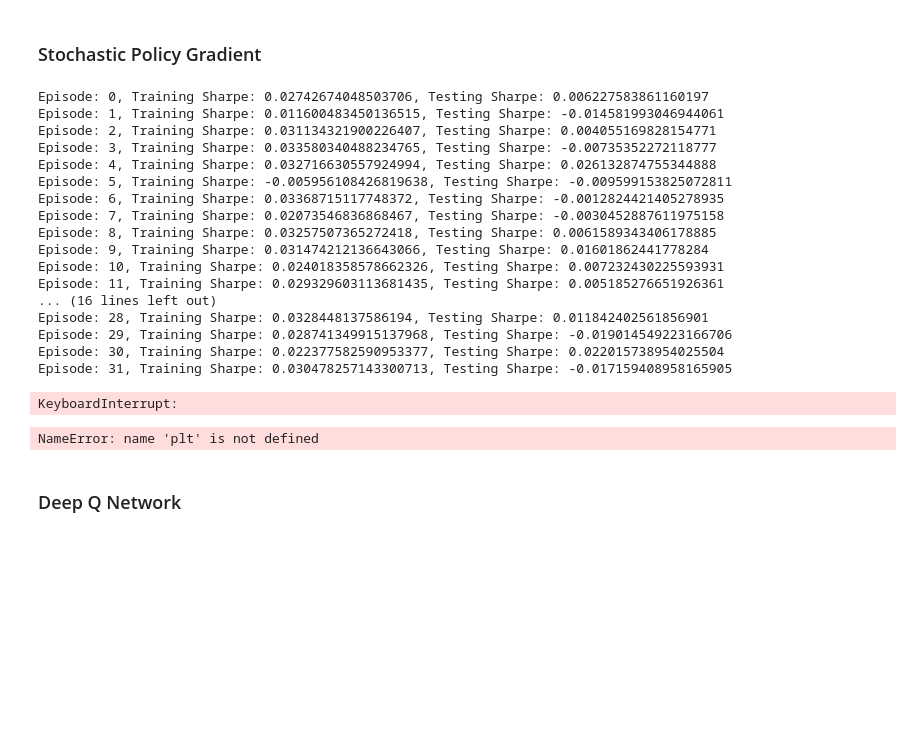
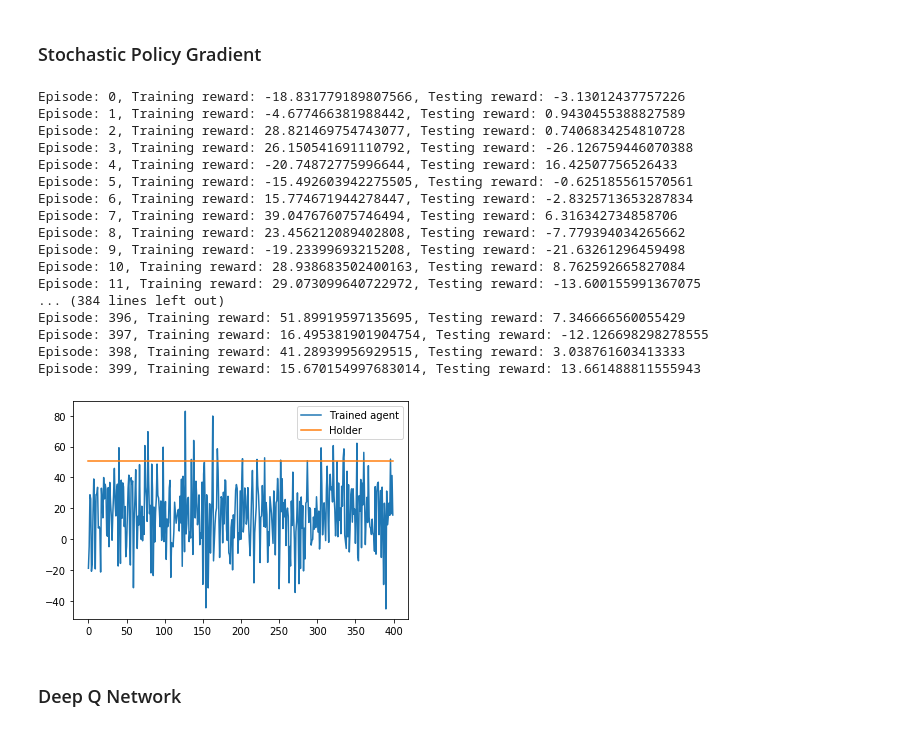
Before and after one commit to joshualee155/ml-stock-prediction, a Jupyter notebook: agent_training.ipynb, the cells around one changed output. Cells and saved outputs as stored; diff of their text form; code cells hidden in the pictures; blank space fills up the shorter version.

```diff
--- a/agent_training.ipynb
+++ b/agent_training.ipynb
@@ -54,4 +54,4 @@ while(True):
     total_reward += reward
     if done:
         break
-holder_reward = np.full(NUM_EP, total_reward)
+print(total_reward)
@@ -57,0 +62,11 @@ holder_reward = np.full(NUM_EP, total_reward)
+# %%
+state = env_trading.reset(date=date)
+total_reward = 0
+
+while(True):
+    action = 0.5 #Holder agent
+    state, reward, done, _ = env_trading.step(action)
+    total_reward += reward
+    if done:
+        break
+print(total_reward)
@@ -62,9 +79,9 @@ state = env_trading.reset(date=date)
 total_reward = 0
 
 while(True):
-    action = env_trading.action_space.sample()
+    action = env_trading.action_space.sample()[0]
     state, reward, done, _ = env_trading.step(action)
     total_reward += reward
     if done:
         break
-random_reward = np.full(NUM_EP, total_reward)
+print(total_reward)
@@ -115,7 +134,7 @@ for i in range( NUM_EP ):
     total_reward_test = 0
 
     while( True ):
-        action, _ = agentSPG.act([state_test])
+        action = agentSPG.act(state_test)
 #         print(action)
         state_test, reward_test, done_test, _ = env_trading.step(action)
         rewards_test.append(reward_test)
@@ -125,25 +144,24 @@ for i in range( NUM_EP ):
         if done_test:
             rewards_test.append(total_reward_test)
             portfolio.append(env_trading.portfolio_value)
-#             print("Episode: {}, Training reward: {}, Testing reward: {}".format(i, total_reward, total_reward_test))
-            print("Episode: {}, Training Sharpe: {}, Testing Sharpe: {}".format(i, calc_sharpe(rewards), calc_sharpe(rewards_test)))
+            print("Episode: {}, Training reward: {}, Testing reward: {}".format(i, total_reward, total_reward_test))
+#             print("Episode: {}, Training Sharpe: {}, Testing Sharpe: {}".format(i, calc_sharpe(rewards), calc_sharpe(rewards_test)))
             break
 # %% [output]
-Episode: 0, Training Sharpe: 0.02742674048503706, Testing Sharpe: 0.006227583861160197
-Episode: 1, Training Sharpe: 0.011600483450136515, Testing Sharpe: -0.014581993046944061
-Episode: 2, Training Sharpe: 0.031134321900226407, Testing Sharpe: 0.004055169828154771
-Episode: 3, Training Sharpe: 0.033580340488234765, Testing Sharpe: -0.00735352272118777
-Episode: 4, Training Sharpe: 0.032716630557924994, Testing Sharpe: 0.026132874755344888
-Episode: 5, Training Sharpe: -0.005956108426819638, Testing Sharpe: -0.009599153825072811
-Episode: 6, Training Sharpe: 0.03368715117748372, Testing Sharpe: -0.0012824421405278935
-Episode: 7, Training Sharpe: 0.02073546836868467, Testing Sharpe: -0.0030452887611975158
-Episode: 8, Training Sharpe: 0.03257507365272418, Testing Sharpe: 0.0061589343406178885
-Episode: 9, Training Sharpe: 0.031474212136643066, Testing Sharpe: 0.01601862441778284
-Episode: 10, Training Sharpe: 0.024018358578662326, Testing Sharpe: 0.007232430225593931
-Episode: 11, Training Sharpe: 0.029329603113681435, Testing Sharpe: 0.005185276651926361
-... (16 lines left out)
-Episode: 28, Training Sharpe: 0.0328448137586194, Testing Sharpe: 0.011842402561856901
-Episode: 29, Training Sharpe: 0.028741349915137968, Testing Sharpe: -0.019014549223166706
-Episode: 30, Training Sharpe: 0.022377582590953377, Testing Sharpe: 0.022015738954025504
-Episode: 31, Training Sharpe: 0.030478257143300713, Testing Sharpe: -0.017159408958165905
+Episode: 0, Training reward: -18.831779189807566, Testing reward: -3.13012437757226
+Episode: 1, Training reward: -4.677466381988442, Testing reward: 0.9430455388827589
+Episode: 2, Training reward: 28.821469754743077, Testing reward: 0.7406834254810728
+Episode: 3, Training reward: 26.150541691110792, Testing reward: -26.126759446070388
+Episode: 4, Training reward: -20.74872775996644, Testing reward: 16.42507756526433
+Episode: 5, Training reward: -15.492603942275505, Testing reward: -0.625185561570561
+Episode: 6, Training reward: 15.774671944278447, Testing reward: -2.8325713653287834
+Episode: 7, Training reward: 39.047676075746494, Testing reward: 6.316342734858706
+Episode: 8, Training reward: 23.456212089402808, Testing reward: -7.779394034265662
+Episode: 9, Training reward: -19.23399693215208, Testing reward: -21.63261296459498
+Episode: 10, Training reward: 28.938683502400163, Testing reward: 8.762592665827084
+Episode: 11, Training reward: 29.073099640722972, Testing reward: -13.600155991367075
+... (384 lines left out)
+Episode: 396, Training reward: 51.89919597135695, Testing reward: 7.346666560055429
+Episode: 397, Training reward: 16.495381901904754, Testing reward: -12.126698298278555
+Episode: 398, Training reward: 41.28939956929515, Testing reward: 3.038761603413333
+Episode: 399, Training reward: 15.670154997683014, Testing reward: 13.661488811555943
-KeyboardInterrupt:
@@ -150,11 +170,11 @@ KeyboardInterrupt:
 # %%
 plt.plot(rewards_plot, label = "Trained agent")
 plt.plot(holder_reward, label = "Holder")
-plt.plot(random_reward, label = "Random")
-plt.plot(out_reward, label = "All out")
+# plt.plot(random_reward, label = "Random")
+# plt.plot(out_reward, label = "All out")
 plt.legend()
 plt.show()
 # %% [output]
-NameError: name 'plt' is not defined
+[figure, added]
 # %% [markdown]
 ### Deep Q Network
```
Also changed, not shown: parts of 9 cells of this notebook, 5 other files.
